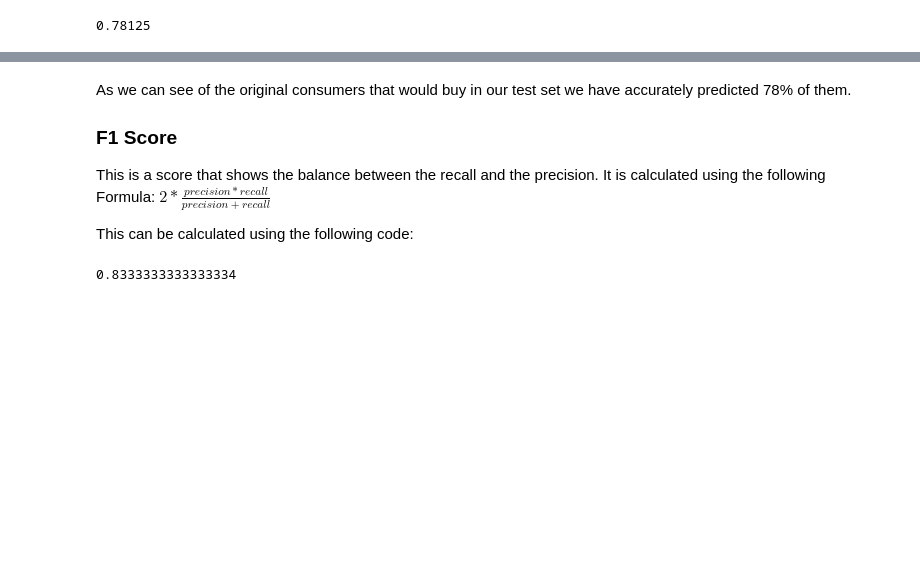
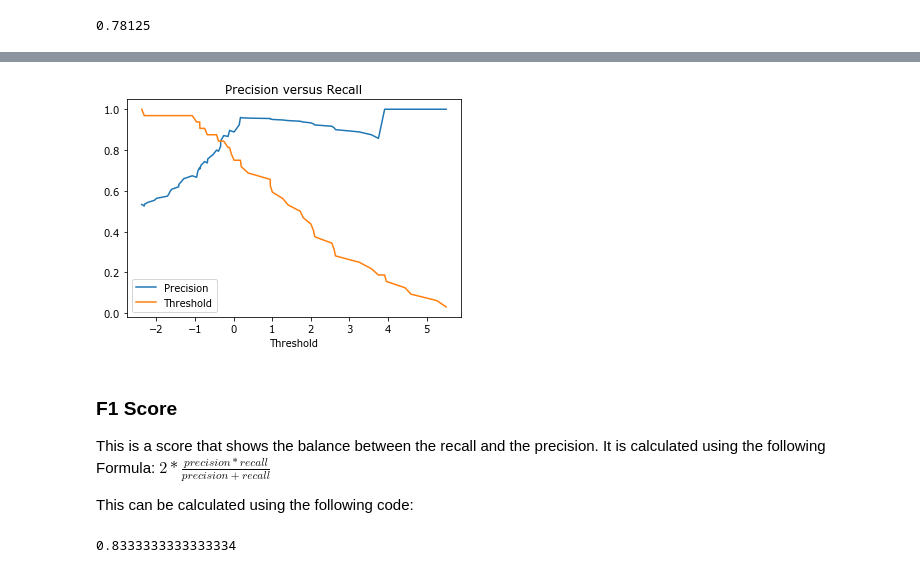
Before and after one commit to Poissonza/Python-Tutorial-Notes, a Jupyter notebook: 2.2 Classification Methods.ipynb, the cells around one changed output, grey strips where cells are left out. Drawn from its saved outputs; the diff is of its cells as text; code cells hidden in the pictures; blank space fills up the shorter version.

```diff
--- a/2.2 Classification Methods.ipynb
+++ b/2.2 Classification Methods.ipynb
@@ -267,9 +300,20 @@ recall_score(y_test,classiferNB.predict(x_test))
+# %%
+from sklearn.metrics import precision_recall_curve
+
+precisions, recalls, thresholds = precision_recall_curve(y_test,log_reg.decision_function(x_test))
+plt.plot(thresholds,precisions[:-1],label='Precision')
+plt.plot(thresholds,recalls[:-1],label='Threshold')
+plt.legend()
+plt.title('Precision versus Recall')
+plt.xlabel('Threshold')
+
+plt.show()
+# %% [output]
+[figure, added]
 # %% [markdown]
-As we can see of the original consumers that would buy in our test set we have accurately predicted 78% of them.
-
 ### F1 Score
 
-This is a score that shows the balance between the recall and the precision. It is calculated using the following Formula: $2*\frac{precision*recall}{precision+recall}$
+This is a score that shows the balance between the recall and the precision. It is calculated using the following Formula: $2 * \frac{precision*recall}{precision+recall}$
 
 This can be calculated using the following code:
 # %%
```
Also changed, not shown: parts of 16 cells of this notebook, 38 other files.
